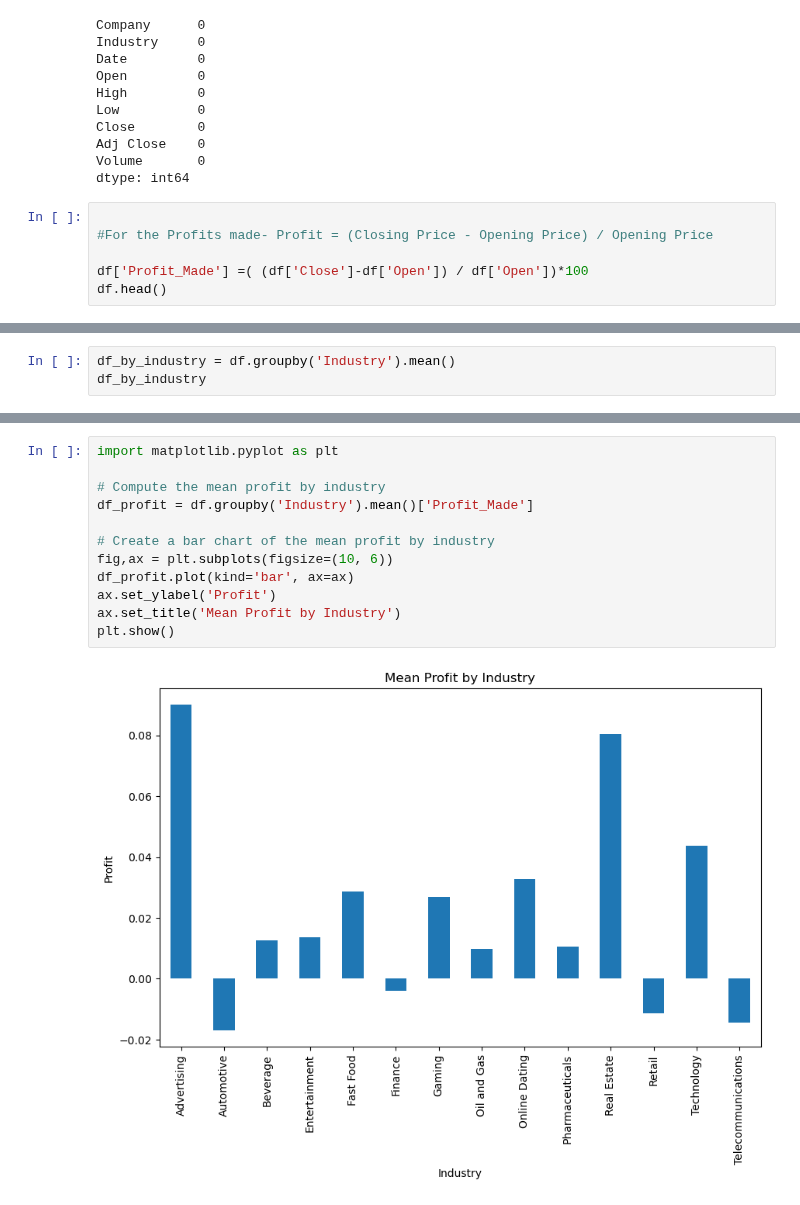
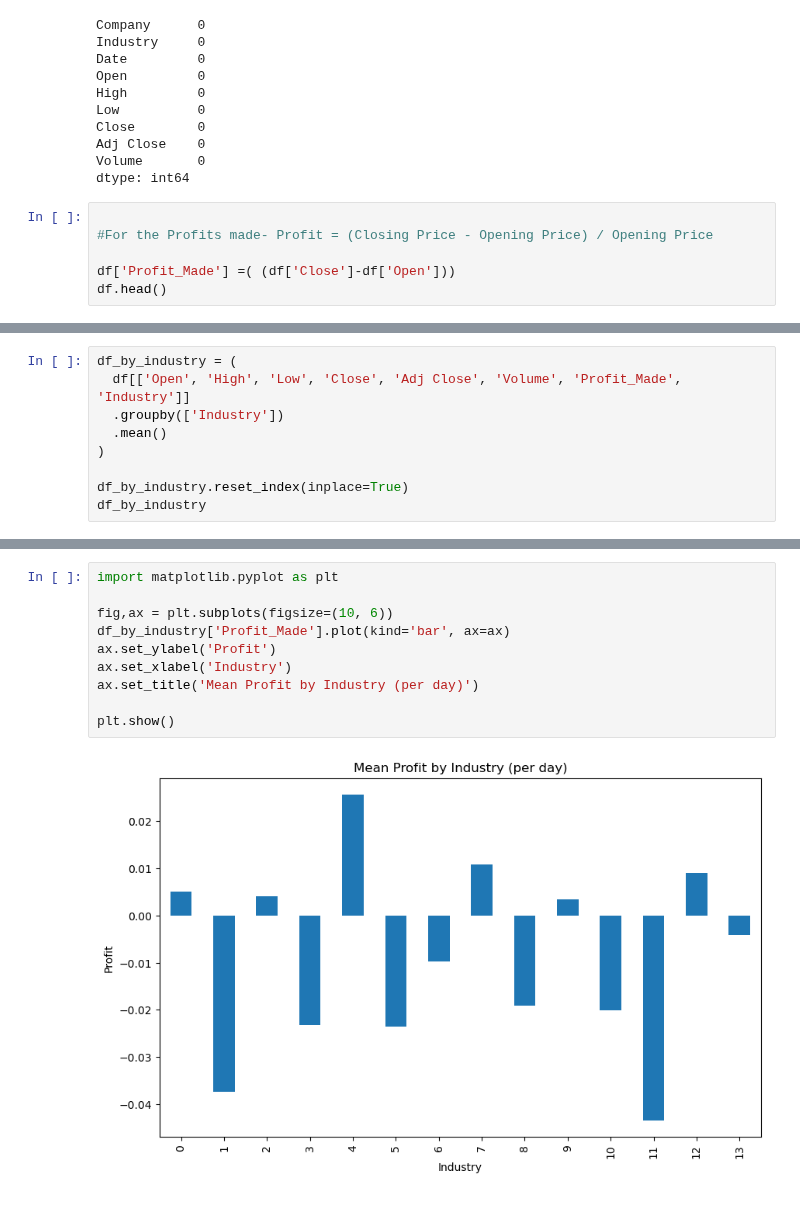
Before and after one commit to ubco-W2022T2-data301/Group35, a Jupyter notebook: analysis/analysis1.ipynb, the cells around one changed output, grey strips where cells are left out. Saved outputs shown, nothing was run; the diff lists cells and outputs as text.

```diff
--- a/analysis/analysis1.ipynb
+++ b/analysis/analysis1.ipynb
@@ -259,6 +259,6 @@ dtype: int64
 
 #For the Profits made- Profit = (Closing Price - Opening Price) / Opening Price
 
-df['Profit_Made'] =( (df['Close']-df['Open']) / df['Open'])*100
+df['Profit_Made'] =( (df['Close']-df['Open']))
 df.head()
 # %% [output]
@@ -272,4 +271,10 @@ df.head()
 # %%
-df_by_industry = df.groupby('Industry').mean()
+df_by_industry = (
+  df[['Open', 'High', 'Low', 'Close', 'Adj Close', 'Volume', 'Profit_Made', 'Industry']]
+  .groupby(['Industry'])
+  .mean()
+)
+
+df_by_industry.reset_index(inplace=True)
 df_by_industry
 # %% [output]
@@ -292,14 +296,12 @@ df_by_industry
 # %%
 import matplotlib.pyplot as plt
 
-# Compute the mean profit by industry
-df_profit = df.groupby('Industry').mean()['Profit_Made']
+fig,ax = plt.subplots(figsize=(10, 6))
+df_by_industry['Profit_Made'].plot(kind='bar', ax=ax)
+ax.set_ylabel('Profit')
+ax.set_xlabel('Industry')
+ax.set_title('Mean Profit by Industry (per day)')
 
-# Create a bar chart of the mean profit by industry
-fig,ax = plt.subplots(figsize=(10, 6))
-df_profit.plot(kind='bar', ax=ax)
-ax.set_ylabel('Profit')
-ax.set_title('Mean Profit by Industry')
 plt.show()
 # %% [output]
-[figure, old version]
+[figure, new version]
```
Also changed, not shown: parts of 9 cells of this notebook, 1 other file.
